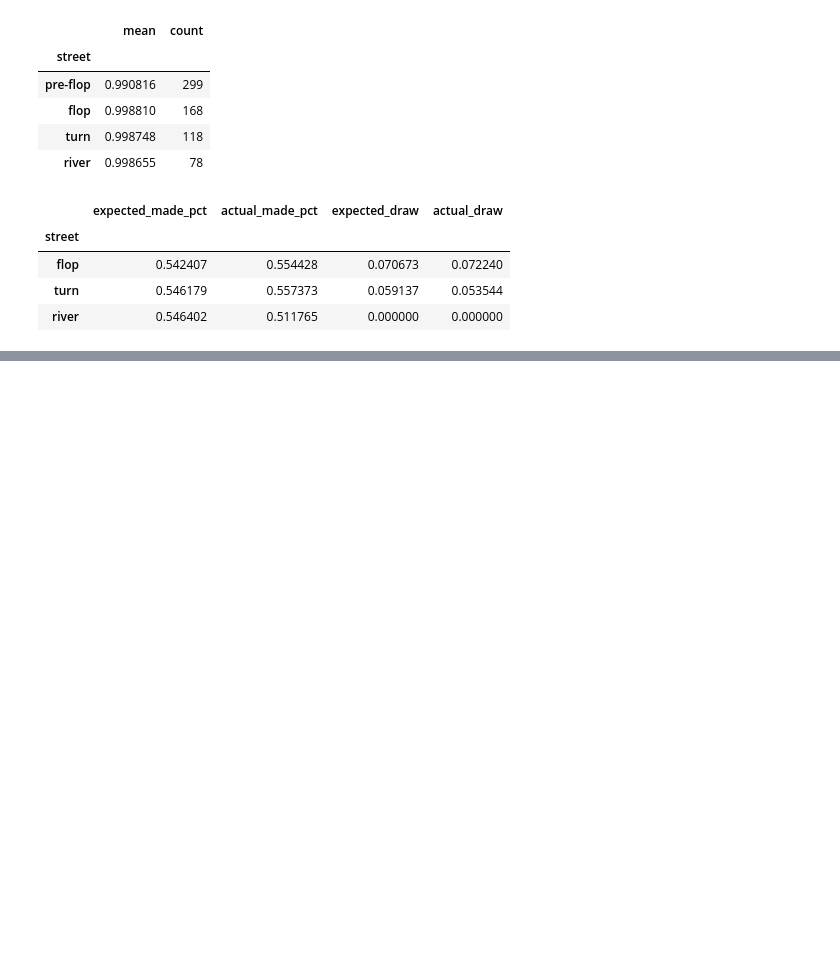
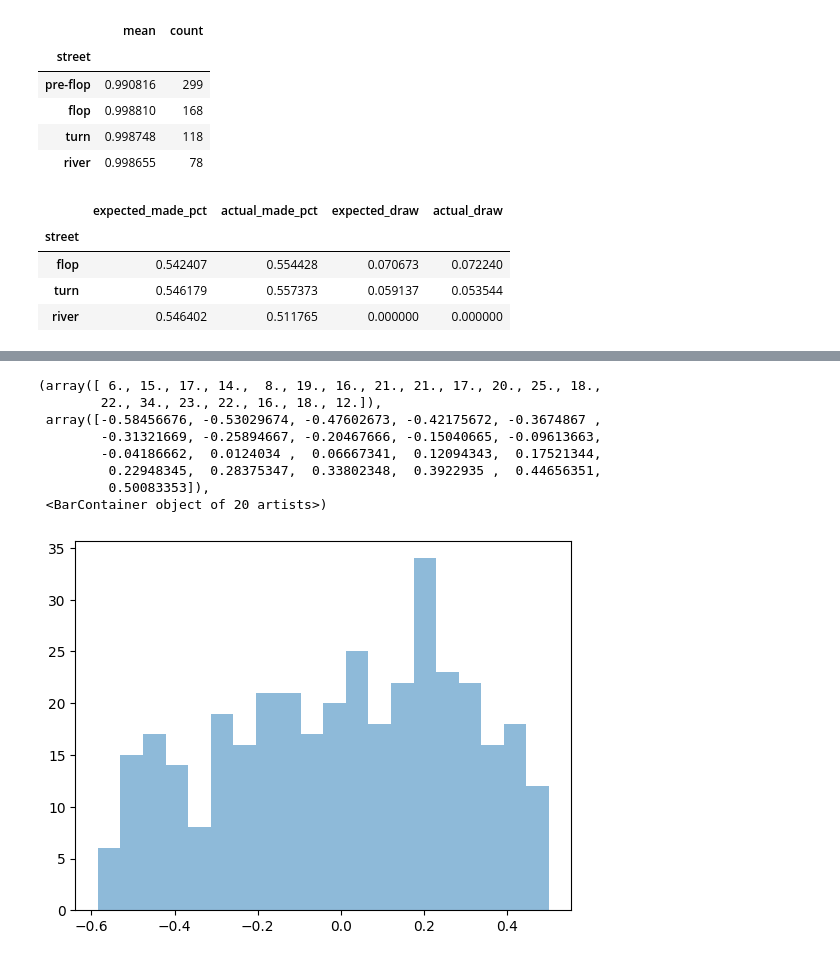
Before and after one commit to kevmatliu/bayesian-poker, a Jupyter notebook: evaluation.ipynb, the cells around one changed output, grey strips where cells are left out. Drawn from its saved outputs; the diff is of its cells as text; code cells hidden in the pictures; blank space fills up the shorter version.

```diff
--- a/evaluation.ipynb
+++ b/evaluation.ipynb
@@ -125,0 +148,12 @@ display(
+# %%
+plt.hist(df['actual_made_pct'] - df['expected_made_pct'], bins=20, alpha=0.5, label='Actual Made %')
+# %% [output]
+(array([ 6., 15., 17., 14.,  8., 19., 16., 21., 21., 17., 20., 25., 18.,
+        22., 34., 23., 22., 16., 18., 12.]),
+ array([-0.58456676, -0.53029674, -0.47602673, -0.42175672, -0.3674867 ,
+        -0.31321669, -0.25894667, -0.20467666, -0.15040665, -0.09613663,
+        -0.04186662,  0.0124034 ,  0.06667341,  0.12094343,  0.17521344,
+         0.22948345,  0.28375347,  0.33802348,  0.3922935 ,  0.44656351,
+         0.50083353]),
+ <BarContainer object of 20 artists>)
+[figure, added]
```
Also changed, not shown: parts of 5 cells of this notebook, 1 other file.
